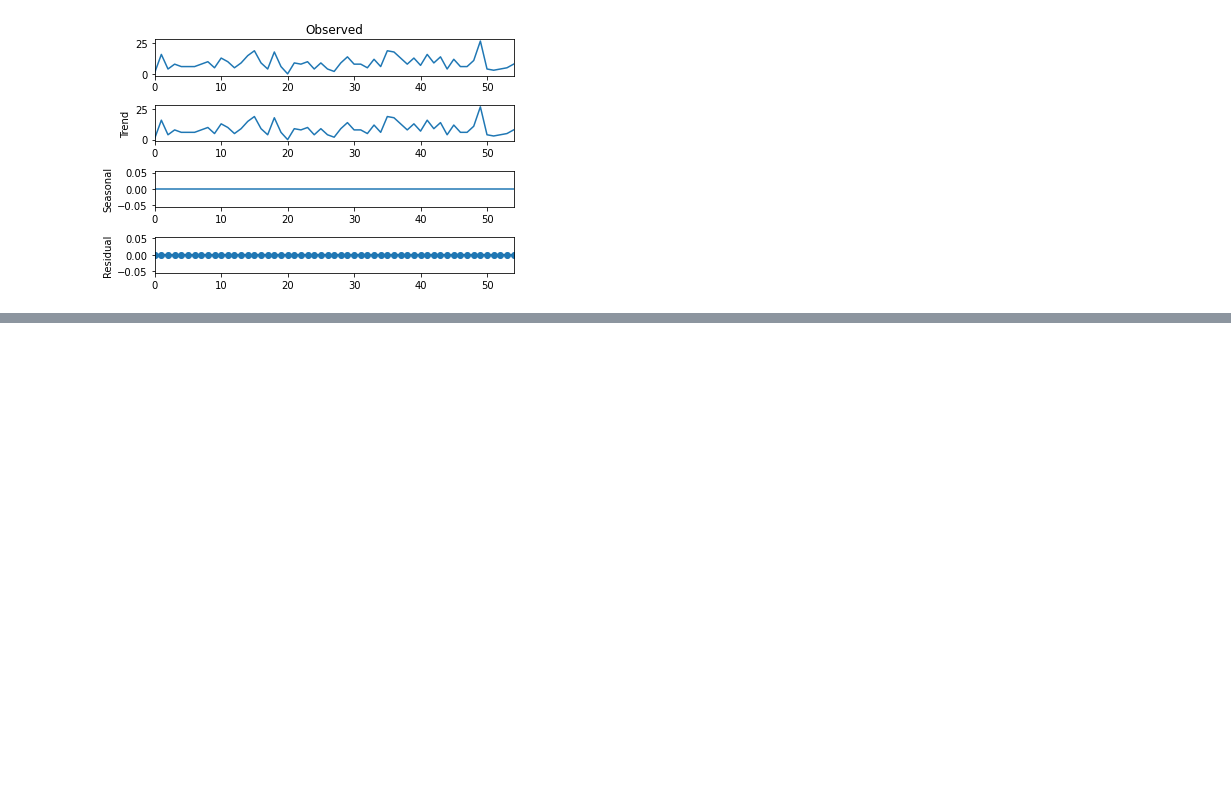
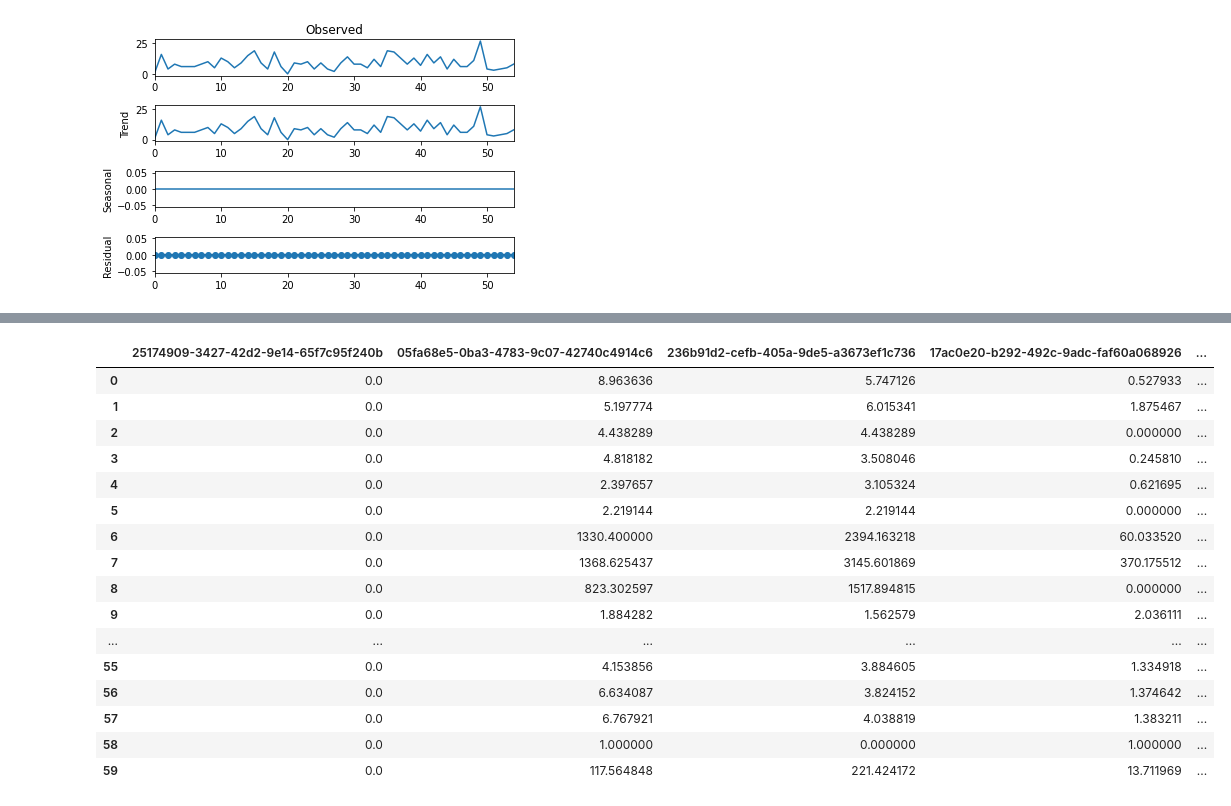
Before and after one commit to oavioz/Louie7Predictors, a Jupyter notebook: metadata_to_vec.ipynb, the cells around one changed output, grey strips where cells are left out. Cells and saved outputs as stored; diff of their text form; code cells hidden in the pictures; blank space fills up the shorter version.

```diff
--- a/metadata_to_vec.ipynb
+++ b/metadata_to_vec.ipynb
@@ -332,0 +348,20 @@ res.head(50)
+# %%
+res.head(60)
+# %% [output]
+|  | 25174909-3427-42d2-9e14-65f7c95f240b | 05fa68e5-0ba3-4783-9c07-42740c4914c6 | 236b91d2-cefb-405a-9de5-a3673ef1c736 | 17ac0e20-b292-492c-9adc-faf60a068926 | ... |
+| 0 | 0.0 | 8.963636 | 5.747126 | 0.527933 | ... |
+| 1 | 0.0 | 5.197774 | 6.015341 | 1.875467 | ... |
+| 2 | 0.0 | 4.438289 | 4.438289 | 0.000000 | ... |
+| 3 | 0.0 | 4.818182 | 3.508046 | 0.245810 | ... |
+| 4 | 0.0 | 2.397657 | 3.105324 | 0.621695 | ... |
+| 5 | 0.0 | 2.219144 | 2.219144 | 0.000000 | ... |
+| 6 | 0.0 | 1330.400000 | 2394.163218 | 60.033520 | ... |
+| 7 | 0.0 | 1368.625437 | 3145.601869 | 370.175512 | ... |
+| 8 | 0.0 | 823.302597 | 1517.894815 | 0.000000 | ... |
+| 9 | 0.0 | 1.884282 | 1.562579 | 2.036111 | ... |
+| ... | ... | ... | ... | ... | ... |
+| 55 | 0.0 | 4.153856 | 3.884605 | 1.334918 | ... |
+| 56 | 0.0 | 6.634087 | 3.824152 | 1.374642 | ... |
+| 57 | 0.0 | 6.767921 | 4.038819 | 1.383211 | ... |
+| 58 | 0.0 | 1.000000 | 0.000000 | 1.000000 | ... |
+| 59 | 0.0 | 117.564848 | 221.424172 | 13.711969 | ... |
```
Also changed, not shown: parts of 15 cells of this notebook, 11 other files.
